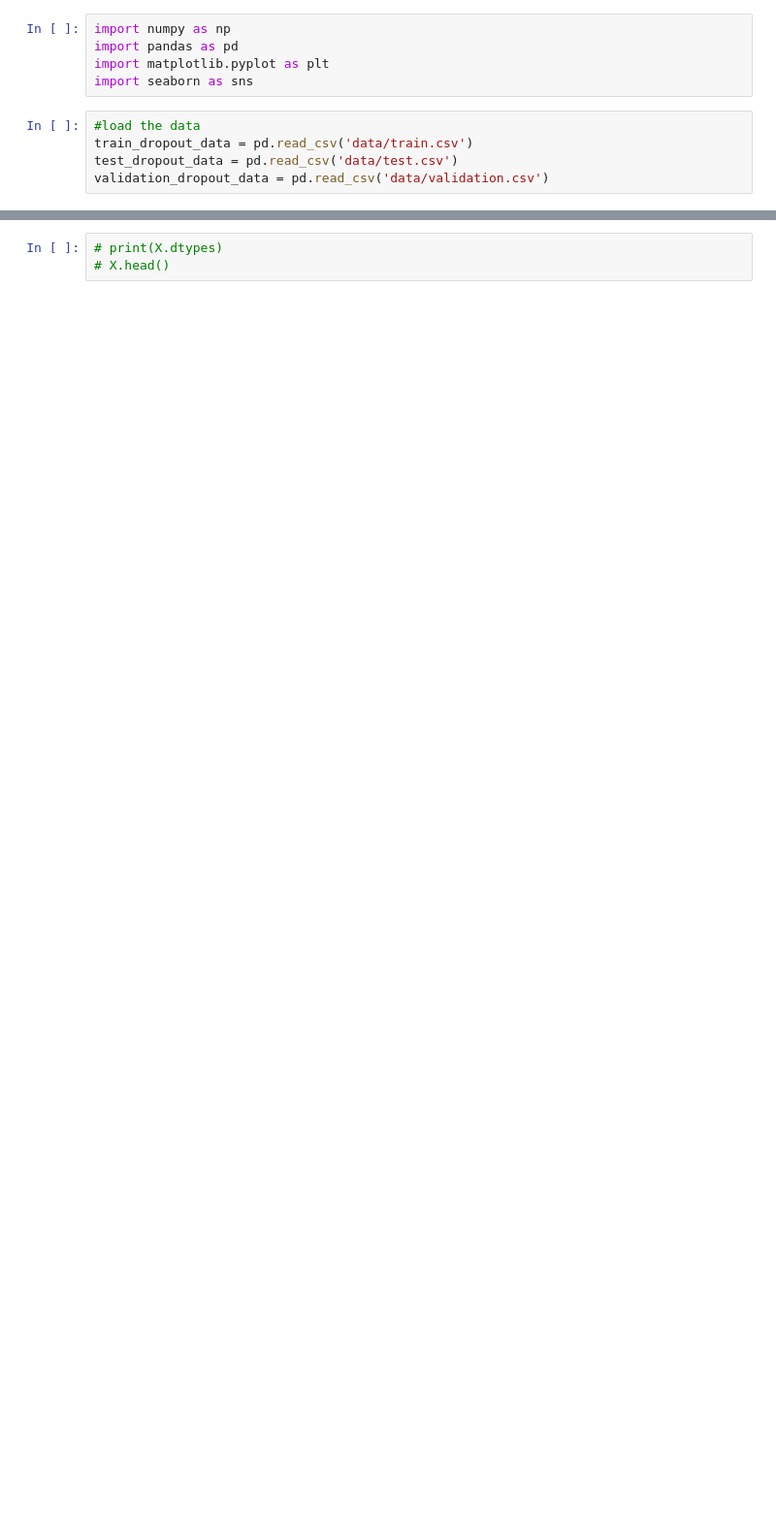
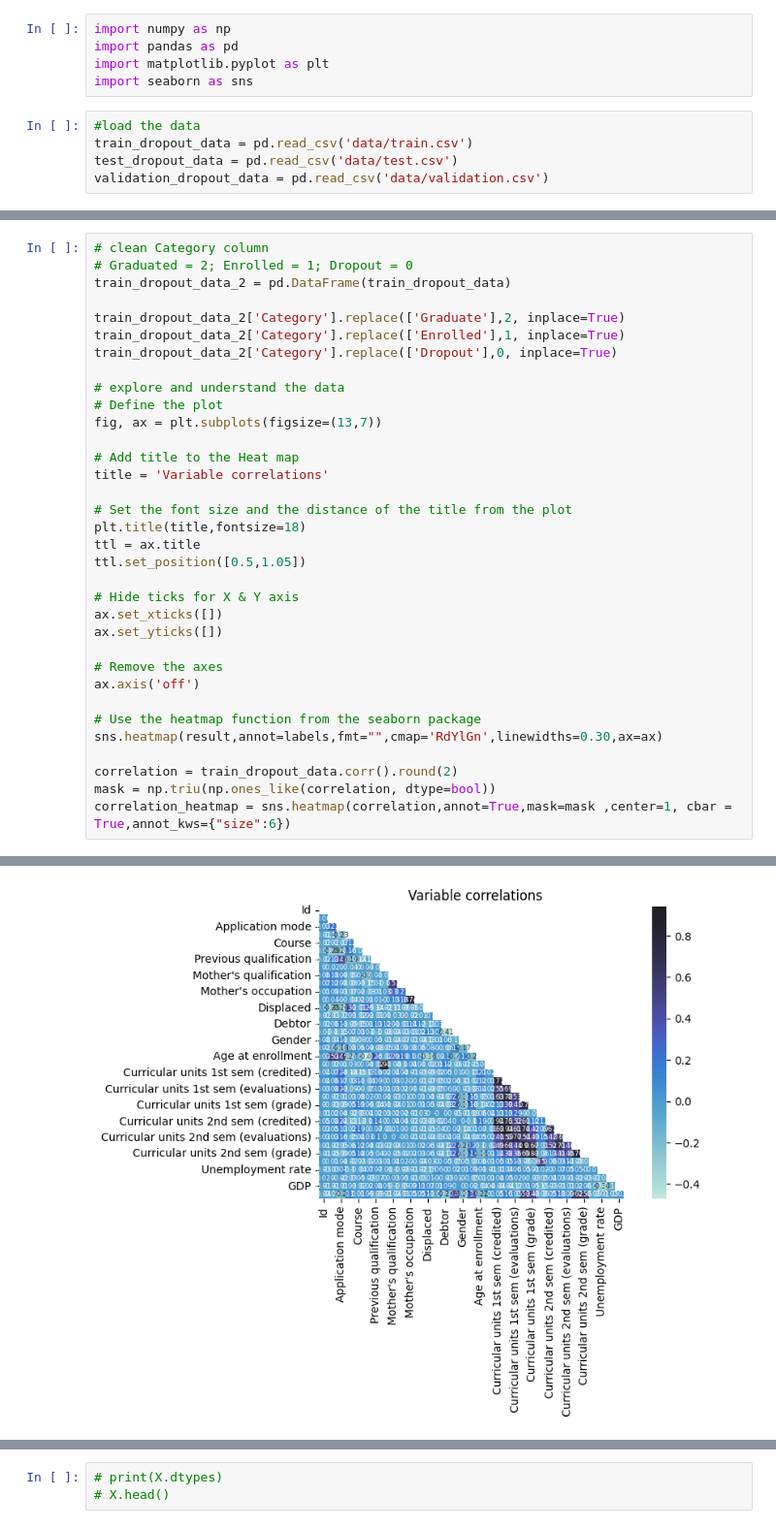
Before and after one commit to isidoracupara/kaggle-student-droupout, a Jupyter notebook: student_dropout_classification.ipynb, the cells around one changed output, grey strips where cells are left out. Shown at 97% size. Cells and saved outputs as stored; diff of their text form; blank space fills up the shorter version.

Commit message:
adds heatmap 🔥

```diff
--- a/student_dropout_classification.ipynb
+++ b/student_dropout_classification.ipynb
@@ -14,0 +27,35 @@ train_dropout_data.shape
+# %%
+# clean Category column
+# Graduated = 2; Enrolled = 1; Dropout = 0
+train_dropout_data_2 = pd.DataFrame(train_dropout_data)
+
+train_dropout_data_2['Category'].replace(['Graduate'],2, inplace=True)
+train_dropout_data_2['Category'].replace(['Enrolled'],1, inplace=True)
+train_dropout_data_2['Category'].replace(['Dropout'],0, inplace=True)
+
+# explore and understand the data
+# Define the plot
+fig, ax = plt.subplots(figsize=(13,7))
+
+# Add title to the Heat map
+title = 'Variable correlations'
+
+# Set the font size and the distance of the title from the plot
+plt.title(title,fontsize=18)
+ttl = ax.title
+ttl.set_position([0.5,1.05])
+
+# Hide ticks for X & Y axis
+ax.set_xticks([])
+ax.set_yticks([])
+
+# Remove the axes
+ax.axis('off')
+
+# Use the heatmap function from the seaborn package
+sns.heatmap(result,annot=labels,fmt="",cmap='RdYlGn',linewidths=0.30,ax=ax)
+
+correlation = train_dropout_data.corr().round(2)
+mask = np.triu(np.ones_like(correlation, dtype=bool))
+correlation_heatmap = sns.heatmap(correlation,annot=True,mask=mask ,center=1, cbar = True,annot_kws={"size":6})
+# %% [output]
@@ -14,0 +63 @@ train_dropout_data.shape
+[figure, added]
```
Also changed, not shown: parts of 12 cells of this notebook, 1 other file.
